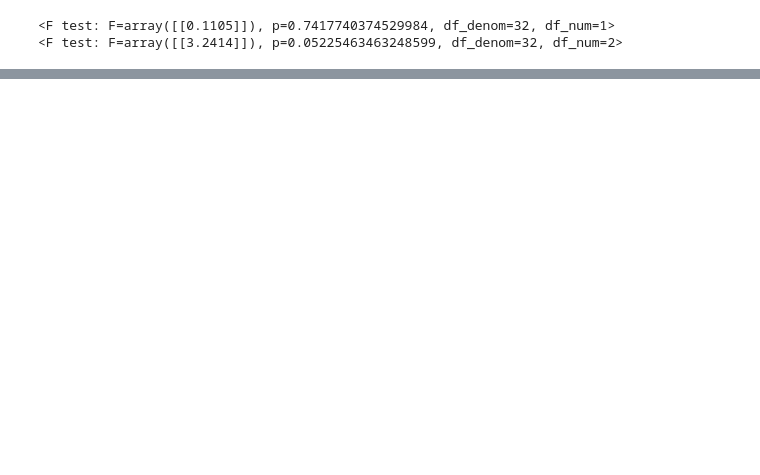
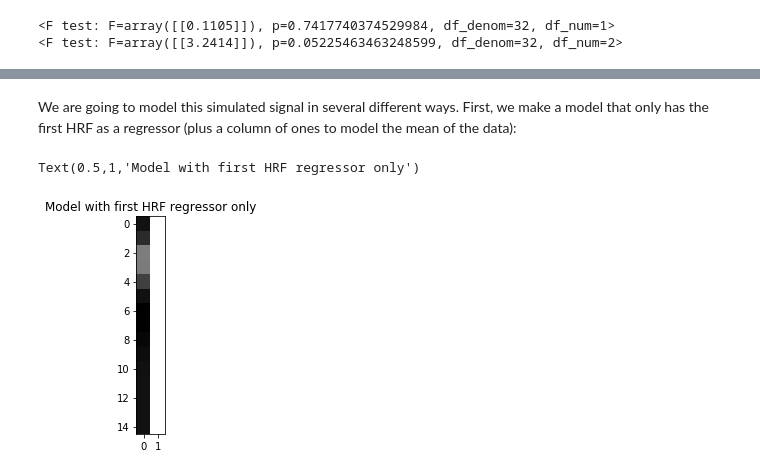
Before and after one commit to neurodatascience/course-materials-2020, a Jupyter notebook: lectures/14-may/02-intro-to-stats/intro-to-stats.ipynb, the cells around one changed output, grey strips where cells are left out. Cells and saved outputs as stored; diff of their text form; code cells hidden in the pictures; blank space fills up the shorter version.

```diff
--- a/lectures/14-may/02-intro-to-stats/intro-to-stats.ipynb
+++ b/lectures/14-may/02-intro-to-stats/intro-to-stats.ipynb
@@ -669,0 +867,11 @@ print(modelfit.f_test([[0, 0, 1, 0, 0, 0],[0, 0, 0, 1, 0, 0]]))
+# %% [markdown]
+We are going to model this simulated signal in several different ways.  First,
+we make a model that only has the first HRF as a regressor (plus a column of
+ones to model the mean of the data):
+# %%
+X_one = np.vstack((hrf1, np.ones_like(hrf1))).T
+plt.imshow(X_one, interpolation='nearest', cmap='gray')
+plt.title('Model with first HRF regressor only')
+# %% [output]
+Text(0.5,1,'Model with first HRF regressor only')
+[figure, added]
```
Also changed, not shown: parts of 82 cells of this notebook, 1 other file.
